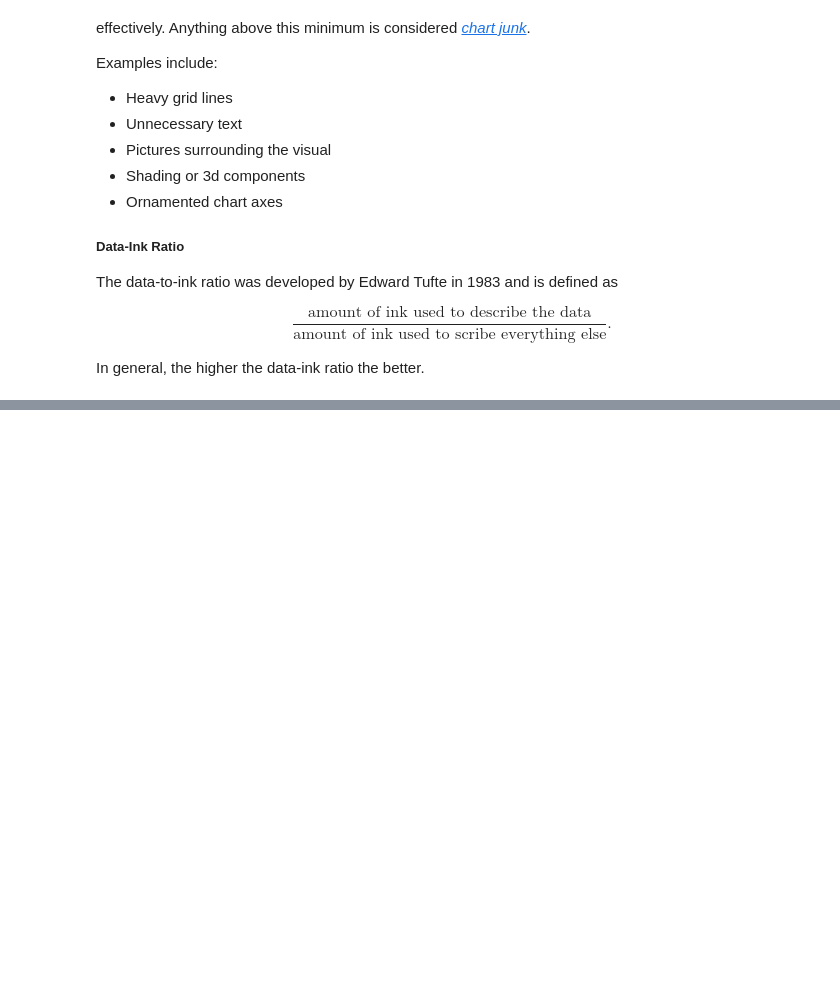
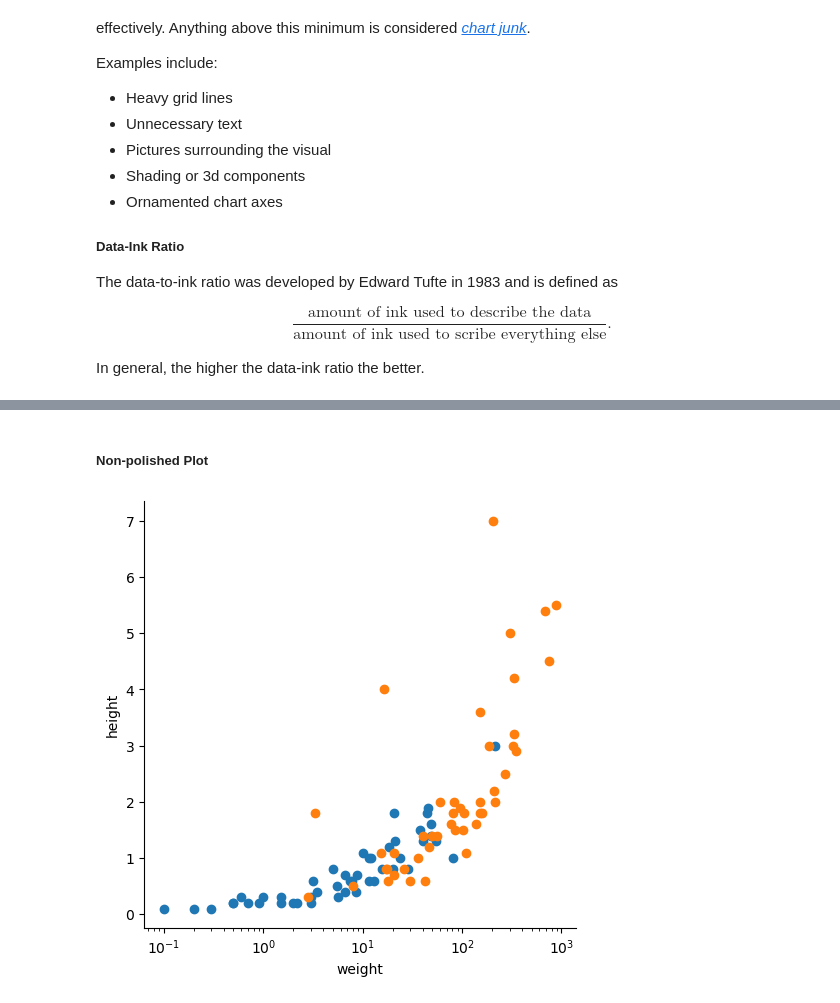
Before and after one commit to burmeisterryan3/Career-Change-Preparation, a Jupyter notebook: Udacity/Visualization/2. Visualization Design.ipynb, the cells around one changed output, grey strips where cells are left out. Cells and saved outputs as stored; diff of their text form; code cells hidden in the pictures; blank space fills up the shorter version.

Commit message:
Add Udacity Data Visualization course notebooks

```diff
--- a/Udacity/Visualization/2. Visualization Design.ipynb
+++ b/Udacity/Visualization/2. Visualization Design.ipynb
@@ -88,0 +137,18 @@ In general, the higher the data-ink ratio the better.
+# %%
+pokemon = pd.read_csv('./data/pokemon.csv')
+
+# data processing: isolate only fairy and dragon type Pokemon
+type_cols = ['type_1','type_2']
+non_type_cols = pokemon.columns.difference(type_cols)
+pkmn_types = pokemon.melt(id_vars = non_type_cols, value_vars = type_cols,
+                          var_name = 'type_level', value_name = 'type').dropna()
+
+pokemon_sub = pkmn_types.loc[pkmn_types['type'].isin(['fairy','dragon'])]
+# %% [markdown]
+##### Non-polished Plot
+# %%
+g = sns.FacetGrid(data = pokemon_sub, hue = 'type', height = 5)
+g.map(plt.scatter, 'weight','height')
+g.set(xscale = 'log');
+# %% [output]
+[figure, added]
```
Also changed, not shown: parts of 4 cells of this notebook, 25 other files.
